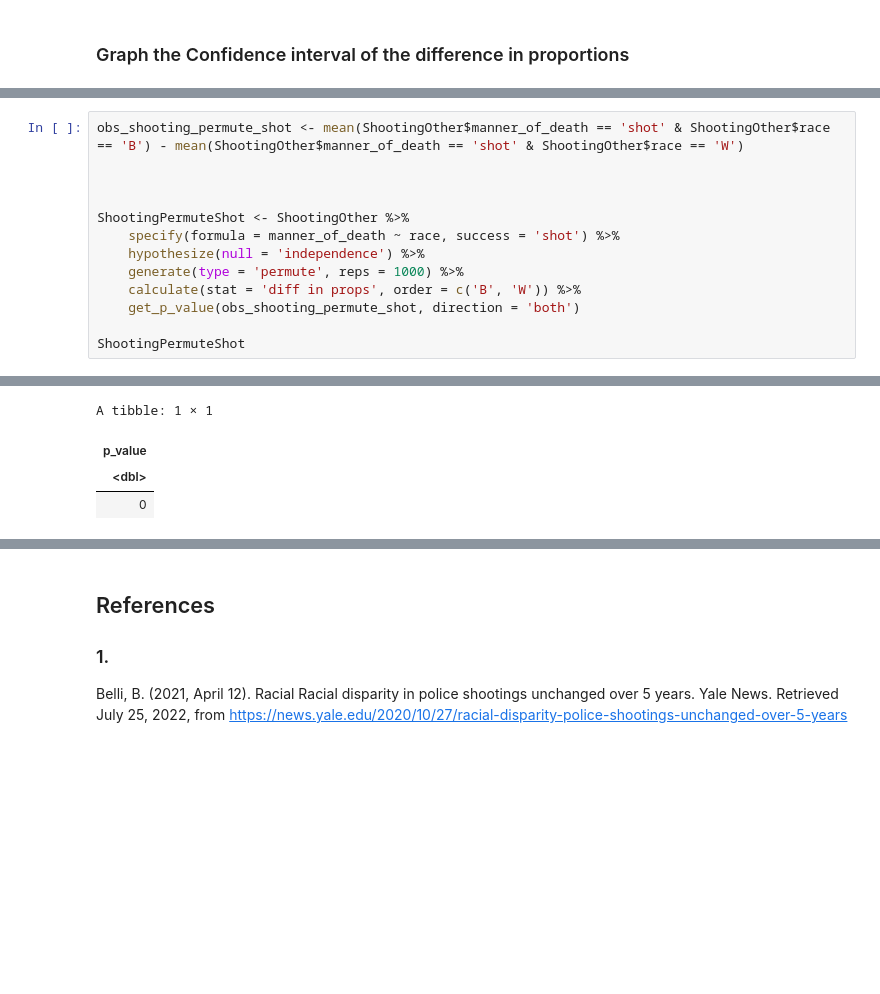
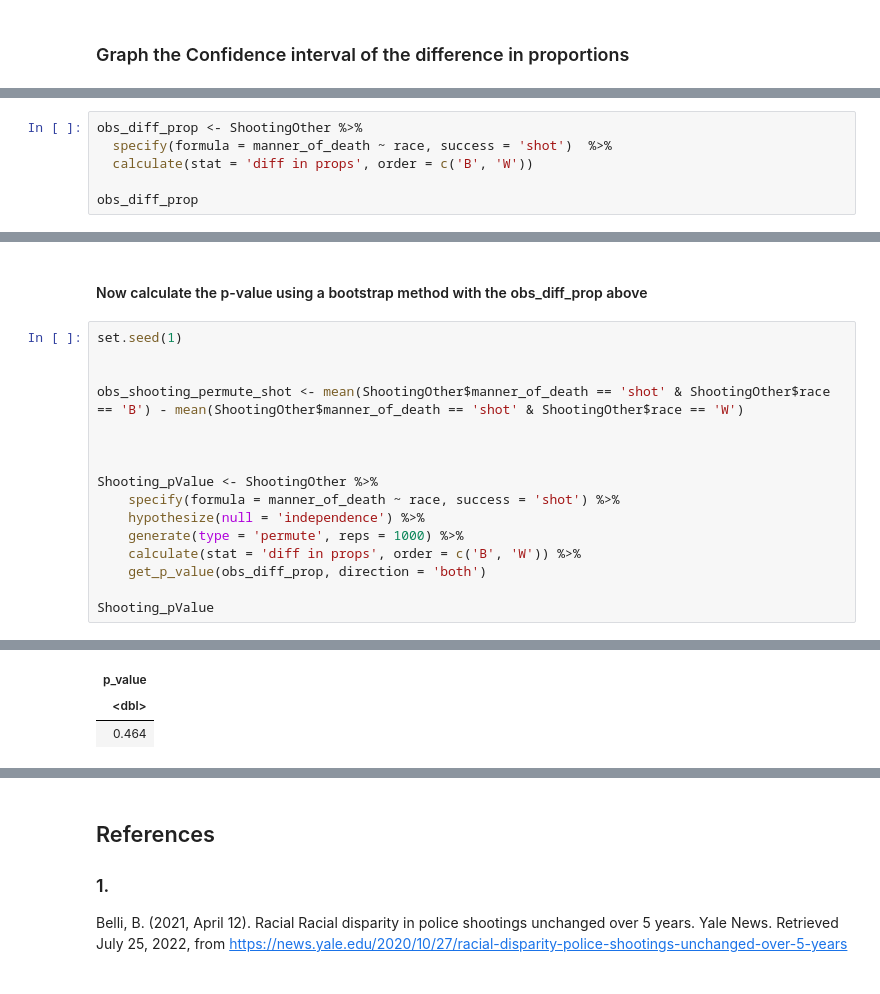
Before and after one commit to edlng/STAT201Project, a Jupyter notebook: project.ipynb, the cells around one changed output, grey strips where cells are left out. Saved outputs shown, nothing was run; the diff lists cells and outputs as text; blank space fills up the shorter version.

Commit message:
Added Data Analysis
diff in props and z score

```diff
--- a/project.ipynb
+++ b/project.ipynb
@@ -217,0 +225,6 @@ mean_flow_ci_plot
+# %%
+obs_diff_prop <- ShootingOther %>%
+  specify(formula = manner_of_death ~ race, success = 'shot')  %>%
+  calculate(stat = 'diff in props', order = c('B', 'W'))
+
+obs_diff_prop
@@ -218,14 +236,19 @@ mean_flow_ci_plot
+# %% [markdown]
+#### Now calculate the p-value using a bootstrap method with the obs_diff_prop above
 # %%
+set.seed(1)
+
+
 obs_shooting_permute_shot <- mean(ShootingOther$manner_of_death == 'shot' & ShootingOther$race == 'B') - mean(ShootingOther$manner_of_death == 'shot' & ShootingOther$race == 'W')
 
 
 
-ShootingPermuteShot <- ShootingOther %>%
+Shooting_pValue <- ShootingOther %>%
     specify(formula = manner_of_death ~ race, success = 'shot') %>%
     hypothesize(null = 'independence') %>%
     generate(type = 'permute', reps = 1000) %>%
     calculate(stat = 'diff in props', order = c('B', 'W')) %>%
-    get_p_value(obs_shooting_permute_shot, direction = 'both')
+    get_p_value(obs_diff_prop, direction = 'both')
 
-ShootingPermuteShot
+Shooting_pValue
 # %% [output]
@@ -234,4 +256,3 @@ Warning message:
-A tibble: 1 × 1
 | p_value |
 | <dbl> |
-| 0 |
+| 0.464 |
```
Also changed, not shown: parts of 13 cells of this notebook.
